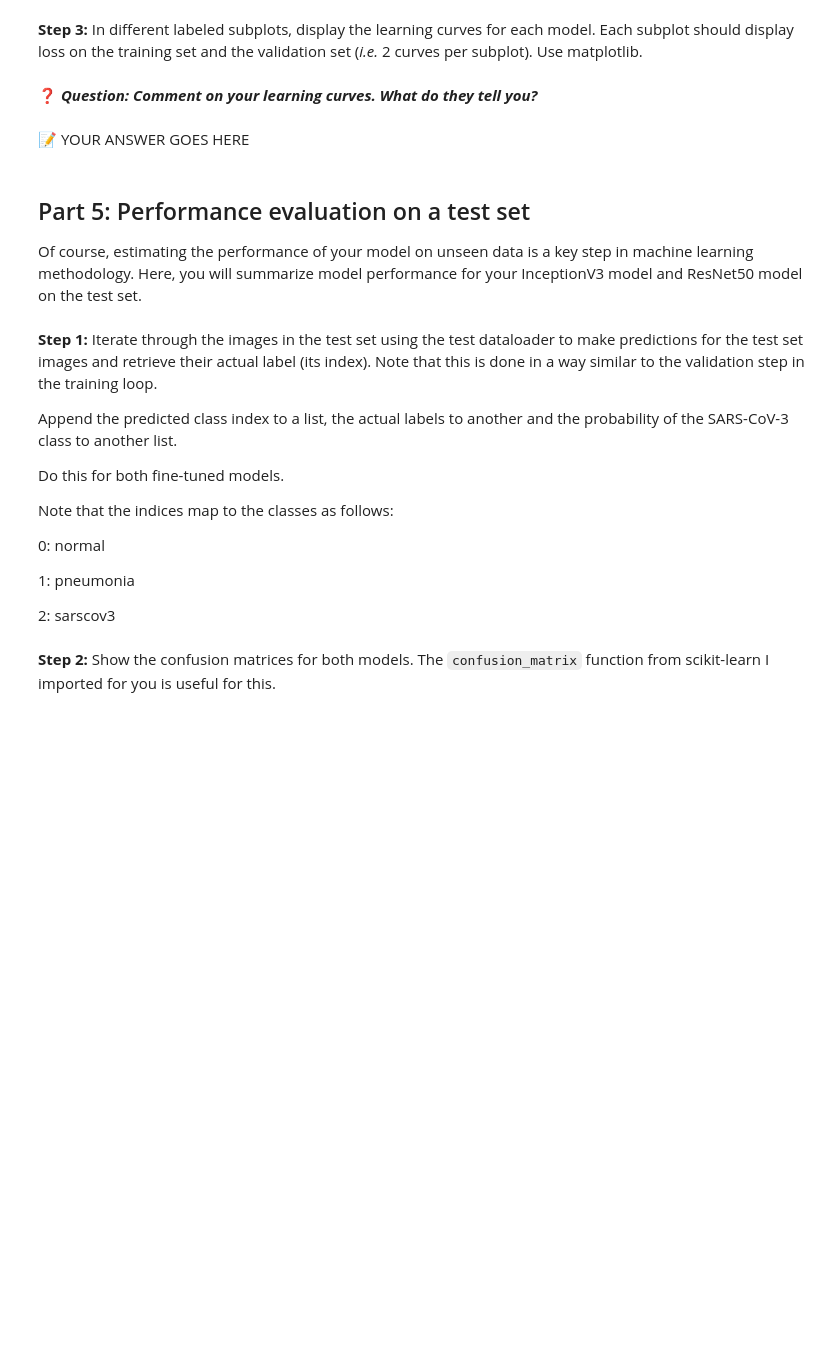
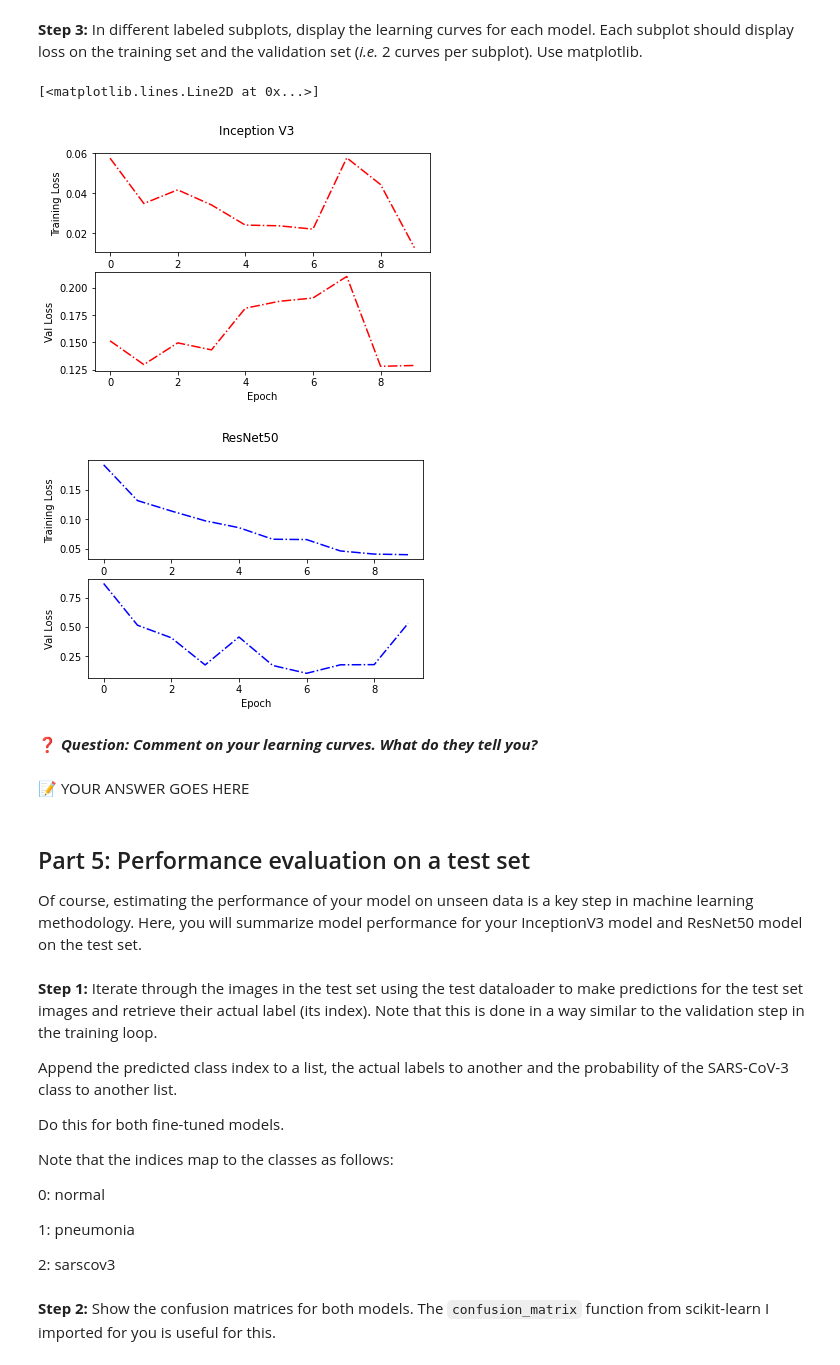
Before and after one commit to jamesruntas/LearningML_Sandbox, a Jupyter notebook: SYSC4415_Assignment2.ipynb, the cells around one changed output. Cells and saved outputs as stored; diff of their text form; code cells hidden in the pictures; blank space fills up the shorter version.

```diff
--- a/SYSC4415_Assignment2.ipynb
+++ b/SYSC4415_Assignment2.ipynb
@@ -400,8 +374,9 @@ inception_loss_function = CrossEntropyLoss()
 # Fine-tunes the weights in the final layer the modified InceptionV3 model (main learning loop)
 
 # YOUR CODE HERE
-epochs = 2
-
+epochs = 10
+mean_train_loss = []
+mean_val_loss = []
 
 
 for epoch in range(epochs):
@@ -435,6 +410,8 @@ for epoch in range(epochs):
 
     train_time = time.time() - start_time
     epoch_train_loss = torch.Tensor(train_losses).mean().item()
+    mean_train_loss.append(epoch_train_loss)
     epoch_val_loss = torch.Tensor(val_losses).mean().item()
+    mean_val_loss.append(epoch_val_loss)
     print(f'Epoch: {epoch}  Train Loss: {epoch_train_loss:8.6f}   Val Loss: {epoch_val_loss:8.6f}  Time: {train_time:6.4f}')
 # %% [output]
@@ -463,7 +449,8 @@ resnet50_loss_function = CrossEntropyLoss()
 # Fine-tunes the weights in the final layer the modified ResNet50 model (main learning loop)
 
 # YOUR CODE HERE
-
+res_mean_train_loss = []
+res_mean_val_loss = []
 
 for epoch in range(epochs):
     start_time = time.time()
@@ -480,7 +467,7 @@ for epoch in range(epochs):
 
         resnet50_opt.step()  # updates parameters based on the gradients (and their momentums in this case) and learning rate
         resnet50_opt.zero_grad()  # resets gradients
-        train_losses.append(loss.item())
+        res_train_losses.append(loss.item())
 
     res_val_losses = []
     resnet50Model.eval()  # put model in "eval" mode
@@ -496,5 +483,7 @@ for epoch in range(epochs):
 
     train_time = time.time() - start_time
     res_epoch_train_loss = torch.Tensor(res_train_losses).mean().item()
+    res_mean_train_loss.append(res_epoch_train_loss)
     res_epoch_val_loss = torch.Tensor(res_val_losses).mean().item()
+    res_mean_val_loss.append(res_epoch_val_loss)
     print(f'Epoch: {epoch}  Train Loss: {res_epoch_train_loss:8.6f}   Val Loss: {res_epoch_val_loss:8.6f}  Time: {train_time:6.4f}')
@@ -525,3 +503,46 @@ subplots.show()
+# %%
+# Displays the learning curves (loss) for both models in two separate subplots
+
+# YOUR CODE HERE
+import matplotlib.pyplot as plt
+
+epoch_x_axis = []
+for i in range(epochs):
+  epoch_x_axis.append(i)
+
+x = epoch_x_axis
+
+y1 = mean_train_loss
+y2 = mean_val_loss
+
+y3 = res_mean_train_loss
+y4 = res_mean_val_loss
+
+fig, ax = plt.subplots(2, 1)
+
+fig.suptitle('Inception V3')
+ax[0].set_ylabel('Training Loss')
+ax[1].set_ylabel('Val Loss')
+ax[0].set_xlabel("Epoch")
+ax[1].set_xlabel("Epoch")
+
+ax[0].plot(x, y1, 'r-.')
+ax[1].plot(x, y2, 'r-.')
+
+
+
+fig, ax = plt.subplots(2, 1)
+fig.suptitle('ResNet50')
+ax[0].set_ylabel('Training Loss')
+ax[1].set_ylabel('Val Loss')
+ax[0].set_xlabel("Epoch")
+ax[1].set_xlabel("Epoch")
+ax[0].plot(x, y3, 'b-.')
+ax[1].plot(x, y4, 'b-.')
+# %% [output]
+[<matplotlib.lines.Line2D at 0x...>]
+[figure, added]
+[figure, added]
 # %% [markdown]
 ❓ ***Question: Comment on your learning curves. What do they tell you?***
 # %% [markdown]
```
Also changed, not shown: parts of 9 cells of this notebook.
